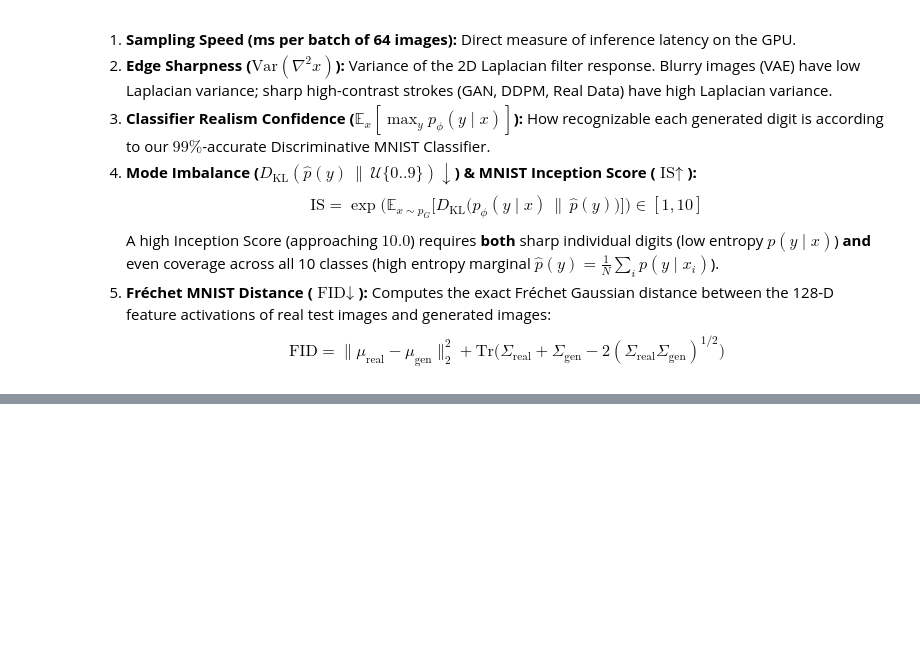
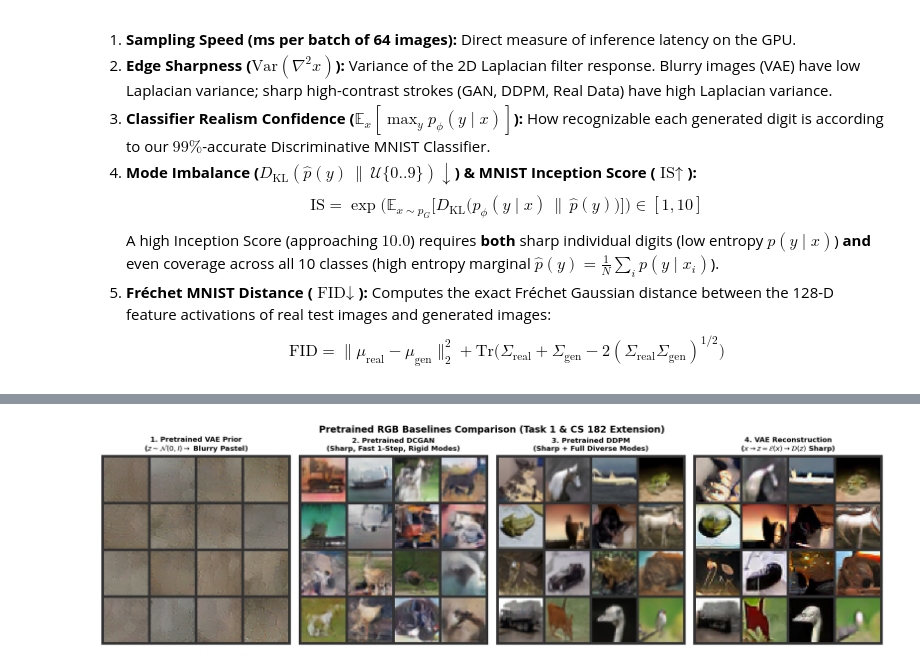
Before and after one commit to ChiVan222/AI_Seminar_Diffusion, a Jupyter notebook: experiments/task1_generative_paradigms_comparison.ipynb, the cells around one changed output, grey strips where cells are left out. Saved outputs shown, nothing was run; the diff lists cells and outputs as text; code cells hidden in the pictures; blank space fills up the shorter version.

Commit message:
Add pretrained baselines, DDPM reverse trajectory, Task 6 LDM benchmark, and Colab T4 compatibility

```diff
--- a/experiments/task1_generative_paradigms_comparison.ipynb
+++ b/experiments/task1_generative_paradigms_comparison.ipynb
@@ -1084,0 +1198,98 @@ plt.show()
+# %%
+from diffusers import DDPMPipeline, DDIMScheduler, AutoencoderKL
+from transformers import ImageGPTForCausalImageModeling
+
+# 1. Load Pretrained DCGAN on CIFAR-10 (32x32)
+dcgan_path = "pretrained_weights/cifar10_dcgan_netG_epoch_199.pth"
+if not os.path.exists(dcgan_path):
+    print("Downloading CIFAR-10 DCGAN weights...")
+    urllib.request.urlretrieve(
+        "https://raw.githubusercontent.com/csinva/gan-vae-pretrained-pytorch/master/cifar10_dcgan/weights/netG_epoch_199.pth",
+        dcgan_path
+    )
+
+class CIFAR10DCGANGenerator(nn.Module):
+    def __init__(self, nz=100, ngf=64, nc=3):
+        super().__init__()
+        self.main = nn.Sequential(
+            nn.ConvTranspose2d(nz, ngf * 8, 4, 1, 0, bias=False),
+            nn.BatchNorm2d(ngf * 8),
+            nn.ReLU(True),
+            nn.ConvTranspose2d(ngf * 8, ngf * 4, 4, 2, 1, bias=False),
+            nn.BatchNorm2d(ngf * 4),
+            nn.ReLU(True),
+            nn.ConvTranspose2d(ngf * 4, ngf * 2, 4, 2, 1, bias=False),
+            nn.BatchNorm2d(ngf * 2),
+            nn.ReLU(True),
+            nn.ConvTranspose2d(ngf * 2, ngf, 4, 2, 1, bias=False),
+            nn.BatchNorm2d(ngf),
+            nn.ReLU(True),
+            nn.ConvTranspose2d(ngf, nc, 1, 1, 0, bias=False),
+            nn.Tanh()
+        )
+    def forward(self, z):
+        return self.main(z)
+
+netG_cifar = CIFAR10DCGANGenerator().to(device)
+netG_cifar.load_state_dict(torch.load(dcgan_path, map_location=device))
+netG_cifar.eval()
+
+with torch.no_grad():
+    torch.manual_seed(42)
+    z = torch.randn(16, 100, 1, 1, device=device)
+    dcgan_imgs = ((netG_cifar(z) + 1.0) * 0.5).clamp(0, 1).cpu()
+
+# 2. Load Pretrained DDPM on CIFAR-10 (google/ddpm-cifar10-32)
+print("Loading google/ddpm-cifar10-32...")
+ddpm_cifar = DDPMPipeline.from_pretrained("google/ddpm-cifar10-32").to(device)
+ddim_sched = DDIMScheduler.from_config(ddpm_cifar.scheduler.config)
+ddpm_cifar.scheduler = ddim_sched
+
+with torch.no_grad():
+    torch.manual_seed(42)
+    xt = torch.randn(16, 3, 32, 32, device=device)
+    ddim_sched.set_timesteps(50, device=device)
+    for t in ddim_sched.timesteps:
+        model_out = ddpm_cifar.unet(xt, t).sample
+        xt = ddim_sched.step(model_out, t, xt).prev_sample
+    ddpm_cifar_imgs = ((xt.clamp(-1, 1) + 1) * 0.5).cpu()
+
+# 3. Load Pretrained VAE (stabilityai/sd-vae-ft-mse)
+print("Loading stabilityai/sd-vae-ft-mse...")
+vae_sd = AutoencoderKL.from_pretrained("stabilityai/sd-vae-ft-mse").to(device)
+vae_sd.eval()
+
+with torch.no_grad():
+    # Unconditional decode from prior z ~ N(0, I)
+    z_rand = torch.randn(16, 4, 4, 4, device=device)
+    vae_uncond = ((vae_sd.decode(z_rand).sample.clamp(-1, 1) + 1) * 0.5).cpu()
+
+    # Perceptual reconstruction of DDPM image
+    x_ref = (ddpm_cifar_imgs[:16].to(device) * 2.0 - 1.0)
+    z_enc = vae_sd.encode(x_ref).latent_dist.sample()
+    vae_recon = ((vae_sd.decode(z_enc).sample.clamp(-1, 1) + 1) * 0.5).cpu()
+
+# Plot Side-by-Side Comparison
+fig, axes = plt.subplots(1, 4, figsize=(15, 4.2))
+
+axes[0].imshow(make_grid(vae_uncond[:16], nrow=4, padding=2, pad_value=0.2).permute(1, 2, 0).numpy())
+axes[0].set_title("1. Pretrained VAE Prior\n($z \\sim \\mathcal{N}(0, I) \\to$ Blurry Pastel)", fontsize=9.5, fontweight="bold")
+axes[0].axis("off")
+
+axes[1].imshow(make_grid(dcgan_imgs[:16], nrow=4, padding=2, pad_value=0.2).permute(1, 2, 0).numpy())
+axes[1].set_title("2. Pretrained DCGAN\n(Sharp, Fast 1-Step, Rigid Modes)", fontsize=9.5, fontweight="bold")
+axes[1].axis("off")
+
+axes[2].imshow(make_grid(ddpm_cifar_imgs[:16], nrow=4, padding=2, pad_value=0.2).permute(1, 2, 0).numpy())
+axes[2].set_title("3. Pretrained DDPM\n(Sharp + Full Diverse Modes)", fontsize=9.5, fontweight="bold")
+axes[2].axis("off")
+
+axes[3].imshow(make_grid(vae_recon[:16], nrow=4, padding=2, pad_value=0.2).permute(1, 2, 0).numpy())
+axes[3].set_title("4. VAE Reconstruction\n($x \\to z = \\mathcal{E}(x) \\to \\mathcal{D}(z)$ Sharp)", fontsize=9.5, fontweight="bold")
+axes[3].axis("off")
+
+plt.suptitle("Pretrained RGB Baselines Comparison (Task 1 & CS 182 Extension)", fontsize=12.5, fontweight="bold", y=1.02)
+plt.tight_layout()
+plt.savefig(os.path.join(FIG_DIR, "task1_pretrained_rgb_comparison.png"), bbox_inches="tight")
+plt.show()
+# %% [output]
@@ -1084,0 +1299 @@ plt.show()
+[figure, added]
```
Also changed, not shown: parts of 21 cells of this notebook, 12 other files.
